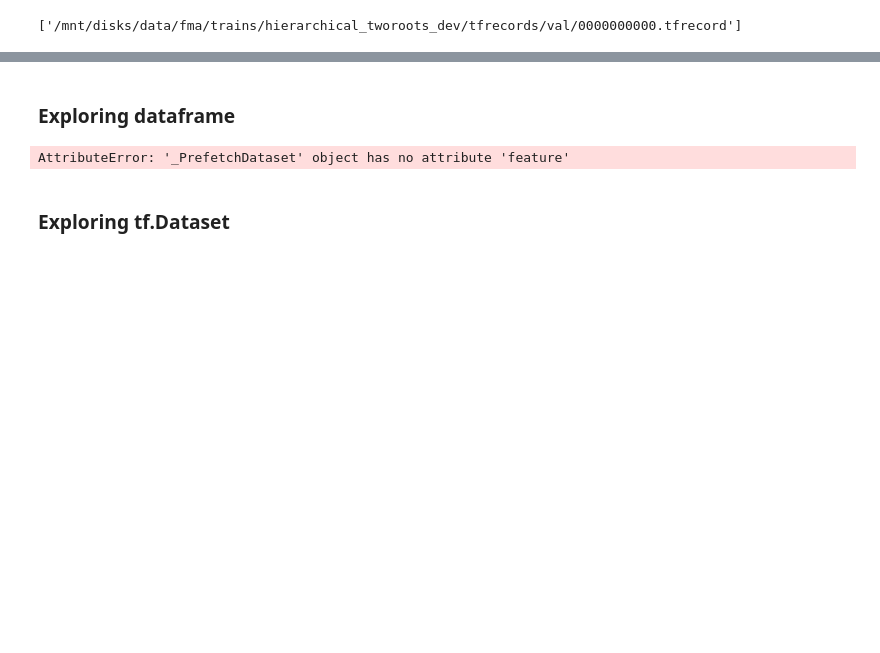
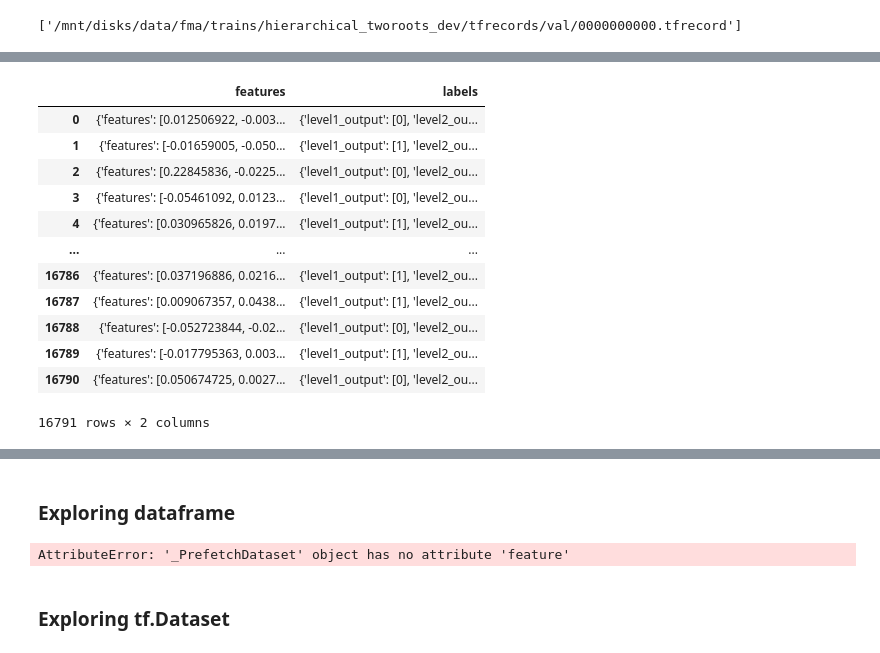
Before and after one commit to Sette/hmc, a Jupyter notebook: Dataset.ipynb, the cells around one changed output, grey strips where cells are left out. Saved outputs shown, nothing was run; the diff lists cells and outputs as text; code cells hidden in the pictures; blank space fills up the shorter version.

```diff
--- a/Dataset.ipynb
+++ b/Dataset.ipynb
@@ -66 +99,17 @@ ds_validation = Dataset(valset_pattern, 10, 32, depth=metadata['max_depth']).bui
+# %%
+ds_train
+# %% [output]
+|  | features | labels |
+| 0 | {'features': [0.012506922, -0.003... | {'level1_output': [0], 'level2_ou... |
+| 1 | {'features': [-0.01659005, -0.050... | {'level1_output': [1], 'level2_ou... |
+| 2 | {'features': [0.22845836, -0.0225... | {'level1_output': [0], 'level2_ou... |
+| 3 | {'features': [-0.05461092, 0.0123... | {'level1_output': [0], 'level2_ou... |
+| 4 | {'features': [0.030965826, 0.0197... | {'level1_output': [1], 'level2_ou... |
+| ... | ... | ... |
+| 16786 | {'features': [0.037196886, 0.0216... | {'level1_output': [1], 'level2_ou... |
+| 16787 | {'features': [0.009067357, 0.0438... | {'level1_output': [1], 'level2_ou... |
+| 16788 | {'features': [-0.052723844, -0.02... | {'level1_output': [0], 'level2_ou... |
+| 16789 | {'features': [-0.017795363, 0.003... | {'level1_output': [1], 'level2_ou... |
+| 16790 | {'features': [0.050674725, 0.0027... | {'level1_output': [0], 'level2_ou... |
+16791 rows × 2 columns
 # %%
```
Also changed, not shown: parts of 12 cells of this notebook, 7 other files.
